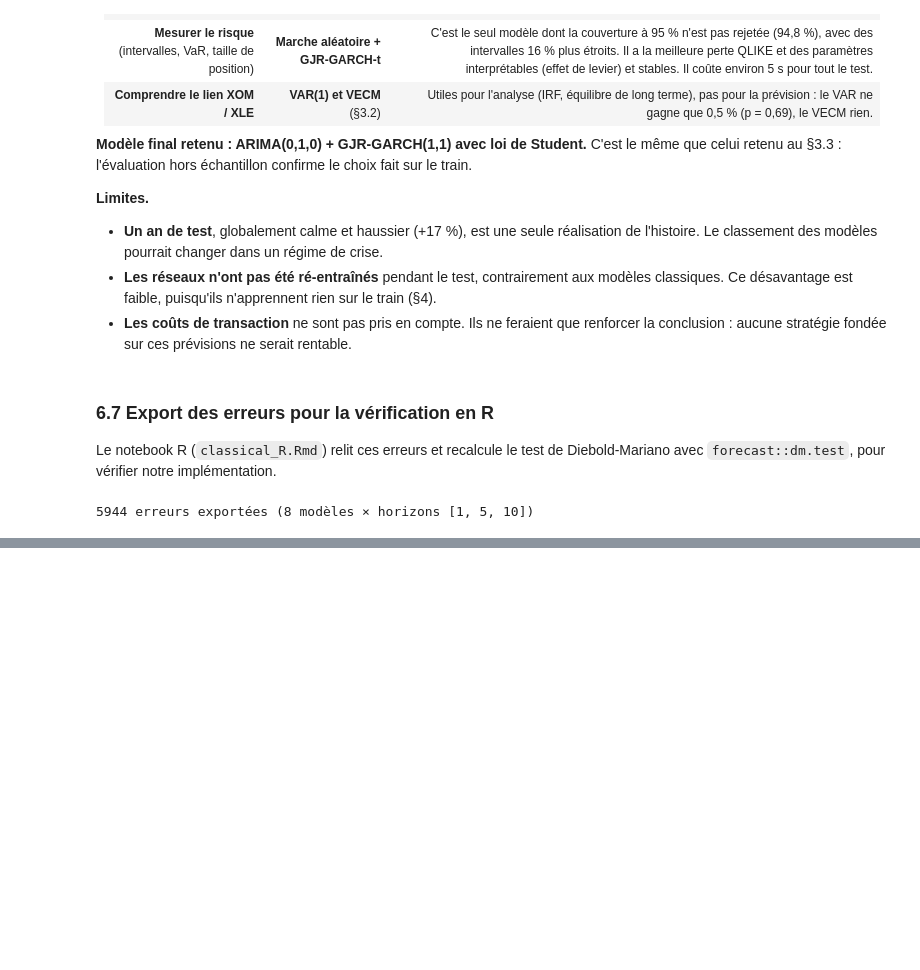
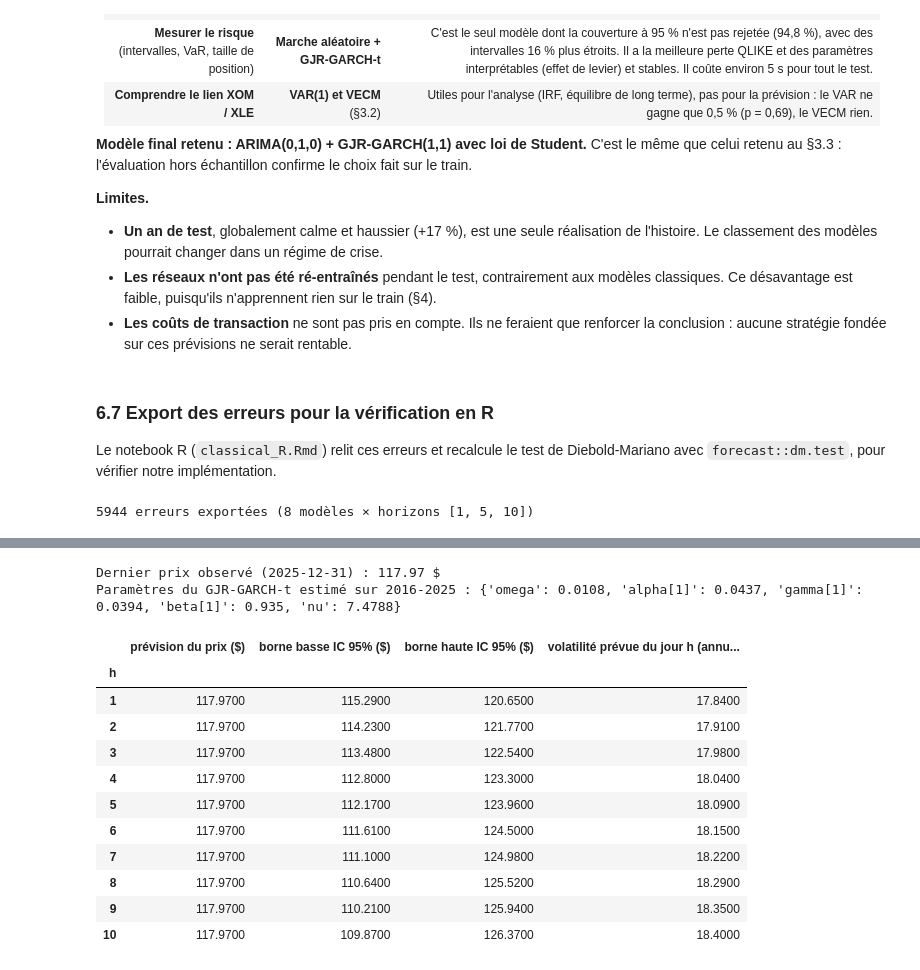
Before and after one commit to aziz28-dev/ts-project, a Jupyter notebook: notebooks/main_python.ipynb, the cells around one changed output, grey strips where cells are left out. Saved outputs shown, nothing was run; the diff lists cells and outputs as text; code cells hidden in the pictures; blank space fills up the shorter version.

Commit message:
§6.8 : prévision depuis le 2025-12-31 (valeurs transmises au prompt 3)
Co-Authored-By: Claude Opus 5.5 <noreply@anthropic.com>

```diff
--- a/notebooks/main_python.ipynb
+++ b/notebooks/main_python.ipynb
@@ -3055,0 +3060,20 @@ print(f"{len(err_tab)} erreurs exportées ({err_tab['modèle'].nunique()} modèl
+# %%
+last_fc, last_garch = EV.forecast_from_last(panel)
+print(f"Dernier prix observé ({panel.index[-1].date()}) : {panel['XOM_price'].iloc[-1]:.2f} $")
+print("Paramètres du GJR-GARCH-t estimé sur 2016-2025 :", last_garch.params.round(4).to_dict())
+last_fc.round(2)
+# %% [output]
+Dernier prix observé (2025-12-31) : 117.97 $
+Paramètres du GJR-GARCH-t estimé sur 2016-2025 : {'omega': 0.0108, 'alpha[1]': 0.0437, 'gamma[1]': 0.0394, 'beta[1]': 0.935, 'nu': 7.4788}
+|  | prévision du prix ($) | borne basse IC 95% ($) | borne haute IC 95% ($) | volatilité prévue du jour h (annu... |
+| h |  |  |  |  |
+| 1 | 117.9700 | 115.2900 | 120.6500 | 17.8400 |
+| 2 | 117.9700 | 114.2300 | 121.7700 | 17.9100 |
+| 3 | 117.9700 | 113.4800 | 122.5400 | 17.9800 |
+| 4 | 117.9700 | 112.8000 | 123.3000 | 18.0400 |
+| 5 | 117.9700 | 112.1700 | 123.9600 | 18.0900 |
+| 6 | 117.9700 | 111.6100 | 124.5000 | 18.1500 |
+| 7 | 117.9700 | 111.1000 | 124.9800 | 18.2200 |
+| 8 | 117.9700 | 110.6400 | 125.5200 | 18.2900 |
+| 9 | 117.9700 | 110.2100 | 125.9400 | 18.3500 |
+| 10 | 117.9700 | 109.8700 | 126.3700 | 18.4000 |
```
Also changed, not shown: parts of 3 cells of this notebook, 4 other files.
